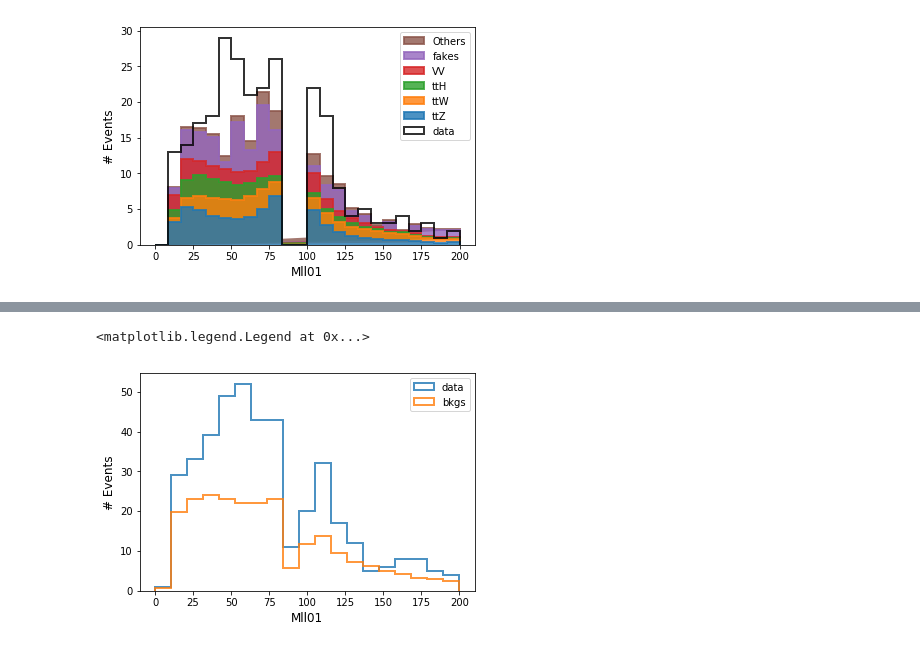
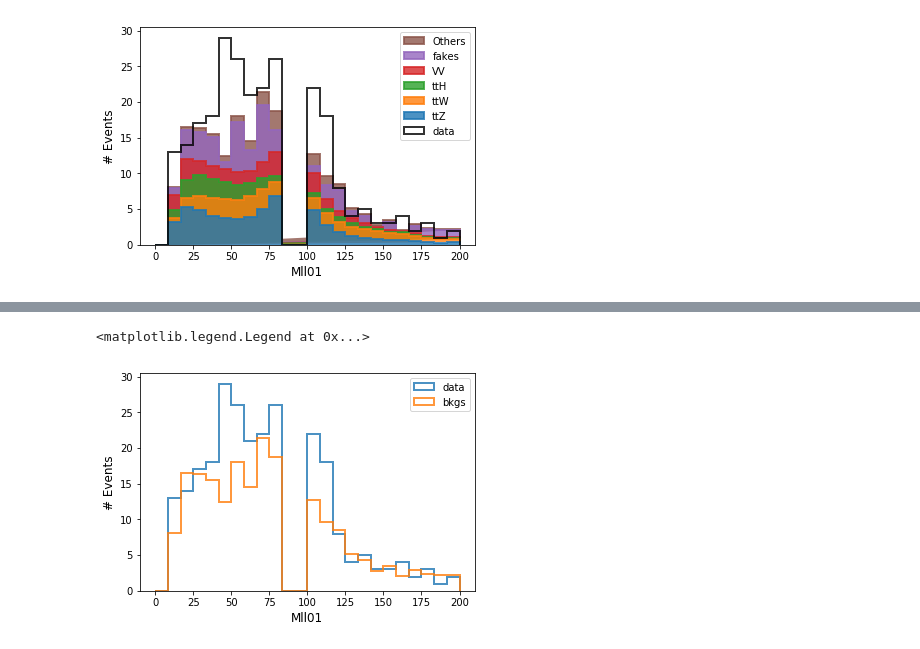
Before and after one commit to grevtsovkirill/trilep_res_anomaly_nn, a Jupyter notebook: display_effect.ipynb, the cells around one changed output, grey strips where cells are left out. Saved outputs shown, nothing was run; the diff lists cells and outputs as text; code cells hidden in the pictures.

```diff
--- a/display_effect.ipynb
+++ b/display_effect.ipynb
@@ -85,19 +81,19 @@ plot_stack_var(data_sel,bkg_set_sel,lt,'Mll01',0.001)
 # %%
-plt.hist(data[var]*scale_to_GeV, binning[var], histtype='step',
+plt.hist(data_sel[var]*scale_to_GeV, binning[var], histtype='step',
          label=["data"],
          stacked=False,
          fill=False,
          linewidth=2, alpha=0.8)
-plt.hist(bkg_set[var]*0.001, binning[var], histtype='step',
+plt.hist(bkg_set_sel[var]*0.001, binning[var], histtype='step',
          label=["bkgs"],
-         weights=bkg_set.t_w,
+         weights=bkg_set_sel.t_w,
          stacked=False,
          fill=False,
          linewidth=2, alpha=0.8)
 plt.xlabel(var,fontsize=12)
 plt.ylabel('# Events',fontsize=12)
 #plt.yscale('log')
 plt.legend()
 # %% [output]
 <matplotlib.legend.Legend at 0x...>
-[figure, old version]
+[figure, new version]
```
Also changed, not shown: parts of 11 cells of this notebook.
